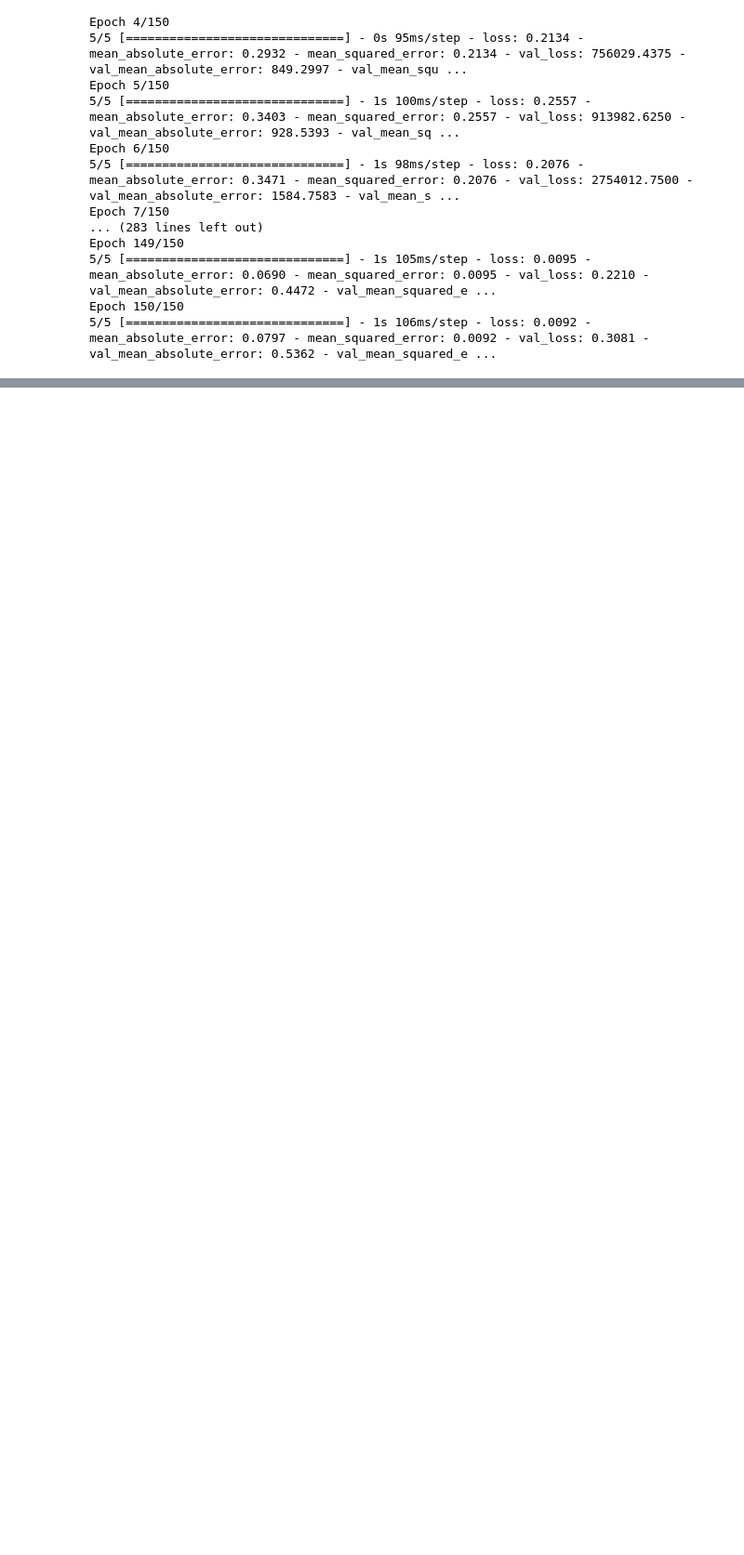
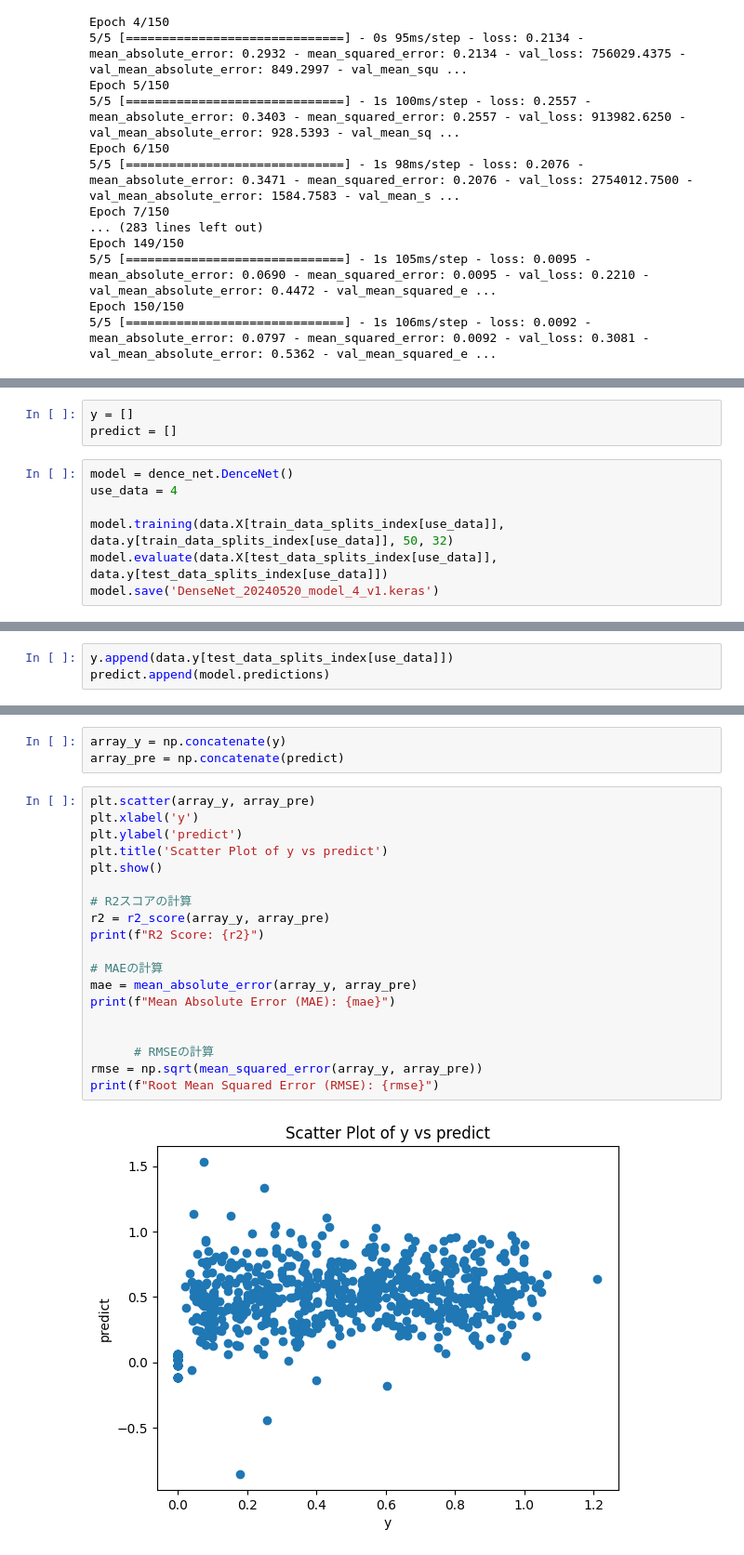
Before and after one commit to Kai-Washino/fluid-intake-estimate-DLmachine, a Jupyter notebook: dence_net.ipynb, the cells around one changed output, grey strips where cells are left out. Shown at 93% size. Saved outputs shown, nothing was run; the diff lists cells and outputs as text; blank space fills up the shorter version.

```diff
--- a/dence_net.ipynb
+++ b/dence_net.ipynb
@@ -70,0 +123,10 @@ Epoch 150/150
+# %%
+y = []
+predict = []
+# %%
+model = dence_net.DenceNet()
+use_data = 4
+
+model.training(data.X[train_data_splits_index[use_data]], data.y[train_data_splits_index[use_data]], 50, 32)
+model.evaluate(data.X[test_data_splits_index[use_data]], data.y[test_data_splits_index[use_data]])
+model.save('DenseNet_20240520_model_4_v1.keras')
@@ -70,0 +151,3 @@ Epoch 150/150
+# %%
+y.append(data.y[test_data_splits_index[use_data]])
+predict.append(model.predictions)
@@ -70,0 +158,24 @@ Epoch 150/150
+# %%
+array_y = np.concatenate(y)
+array_pre = np.concatenate(predict)
+# %%
+plt.scatter(array_y, array_pre)
+plt.xlabel('y')
+plt.ylabel('predict')
+plt.title('Scatter Plot of y vs predict')
+plt.show()
+
+# R2スコアの計算
+r2 = r2_score(array_y, array_pre)
+print(f"R2 Score: {r2}")
+
+# MAEの計算
+mae = mean_absolute_error(array_y, array_pre)
+print(f"Mean Absolute Error (MAE): {mae}")
+
+
+      # RMSEの計算
+rmse = np.sqrt(mean_squared_error(array_y, array_pre))
+print(f"Root Mean Squared Error (RMSE): {rmse}")
+# %% [output]
+[figure, added]
```
Also changed, not shown: parts of 13 cells of this notebook, 1 other file.
